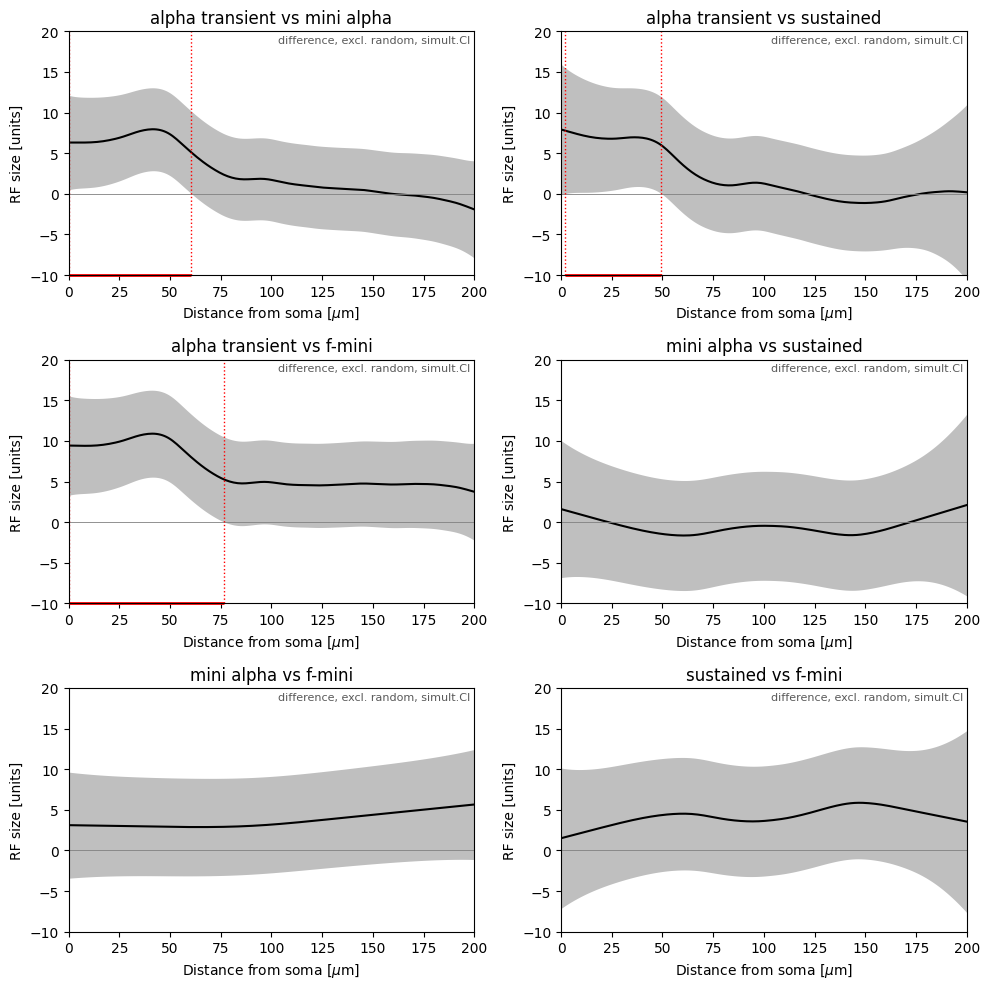
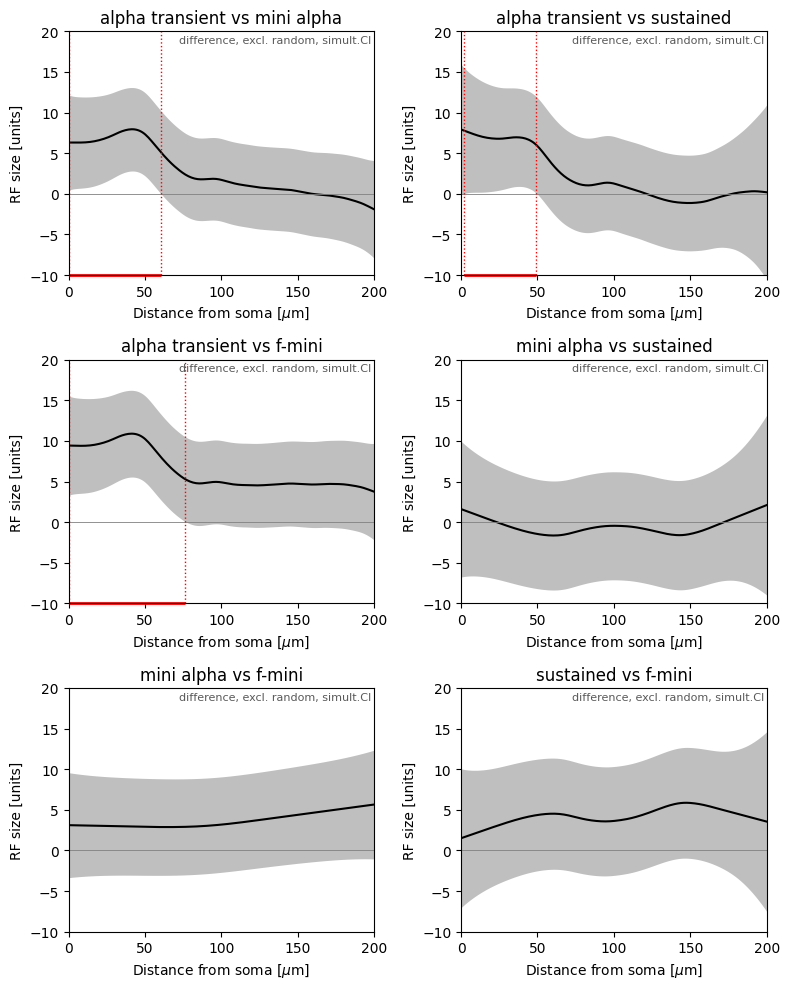
Unified diff of the notebook cell whose output changed from the first chart to the second:
--- before
+++ after
@@ -4,5 +4,5 @@
 types = ["alpha transient", "mini alpha", "sustained", "f-mini"]
 
-fig, axes = plt.subplots(3, 2, figsize=(10, 10))
+fig, axes = plt.subplots(3, 2, figsize=(8, 10))
 for ax, (t, d) in zip(axes.ravel(), combinations(types, 2)):
     m2.plot_diff(

Commit: restructure